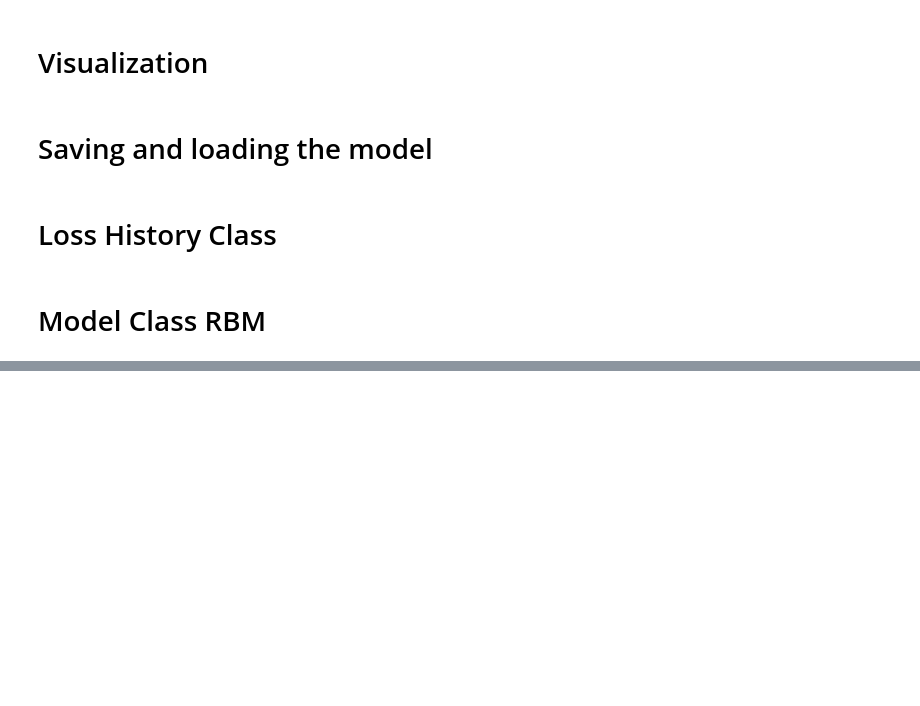
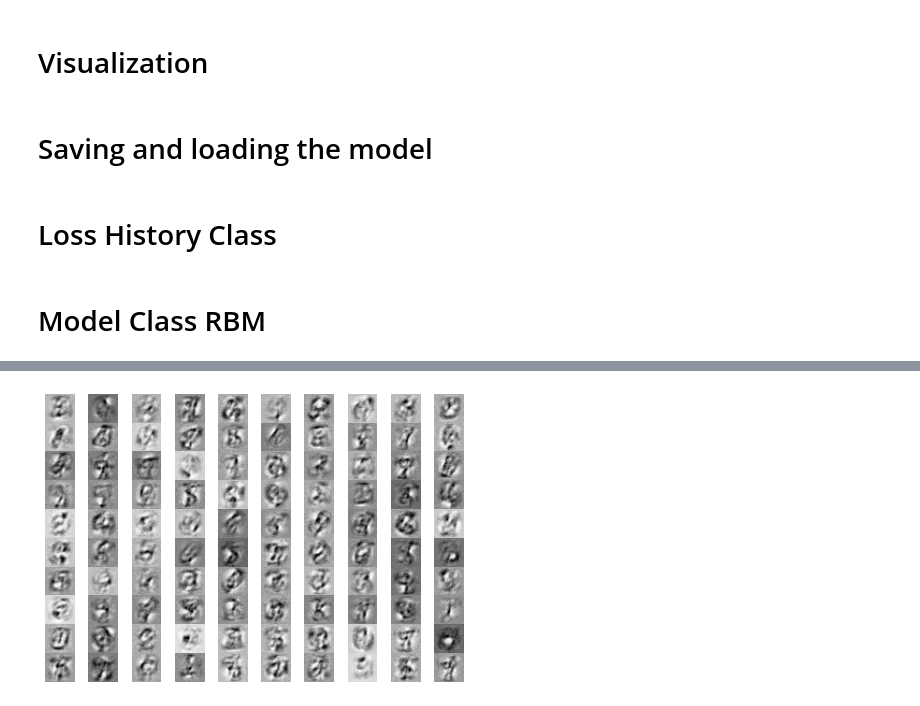
Before and after one commit to chahuja/deeplearning-python, a Jupyter notebook: hw2/rbm.ipynb, the cells around one changed output, grey strips where cells are left out. Cells and saved outputs as stored; diff of their text form; code cells hidden in the pictures; blank space fills up the shorter version.

```diff
--- a/hw2/rbm.ipynb
+++ b/hw2/rbm.ipynb
@@ -48,7 +45,7 @@ def sigmoid(mat):
   return 1./(1+ np.exp(-mat))
 
 def cross_entropy_loss(vec, gt):
-  return -np.multiply(gt,np.log(vec)).sum()/vec.shape[0] ## take the average
+  return -np.multiply(gt,np.log(vec)).sum()/vec.shape[1] ## take the average
 
 def copy_list(a):
   return [a[i].copy() for i in range(len(a))]
@@ -112,7 +116,7 @@ class history(object):
 class RBM(object):
   def __init__(self,graph):
     self.graph = graph
-    self.hist = history
+    self.hist = history()
 
     ## initialize the weights
     high = np.sqrt(6.0/(sum(graph)))
@@ -135,7 +139,10 @@ class RBM(object):
     return sigmoid(np.matmul(self.W.T, h) + self.c)
 
   def sample(self,P):
-    return np.transpose(np.matrix([rState.binomial(1,p) for p in P]))
+    samples = np.zeros_like(P)
+    for index, p in np.ndenumerate(P):
+      samples[index] = rState.binomial(1,p)
+    return samples
 
   ## MCMC chain to predict a {0,1} output
   def MCMC(self, x, k):
@@ -175,12 +182,10 @@ class RBM(object):
     self.c += lr*gradc
 # %%
 def mean_cross_entropy_loss(model, X):
-  l = 0.0
-  for i in range(X.shape[0]):
-    x_gt = model.sample(X[i].T)
-    x_cap = model.h_inv(model.sample(model.h(x_gt)))
-    l += cross_entropy_loss(x_cap, x_gt)
-  return l/i
+  x_gt = model.sample(X.T)
+  x_cap = model.h_inv(model.sample(model.h(x_gt)))
+  l = cross_entropy_loss(x_cap, x_gt)
+  return l
 # %%
 def sgd_train(args):
   ## automatically creating a savename
@@ -196,8 +201,7 @@ def sgd_train(args):
     train_loss = mean_cross_entropy_loss(rbm, train)
     val_loss = mean_cross_entropy_loss(rbm, val)
     ## Add loss to the history variable
-    rbm.hist.train_loss.append(train_loss)
-    rbm.hist.val_loss.append(val_loss)
+    rbm.hist.add(train_loss, val_loss)
     print "Epochs:%d Train Loss:%5f Test Loss:%5f" % (count, train_loss, val_loss)
 
   ## plot and save images
@@ -241,7 +245,8 @@ sys.argv=['train.py',
          '--graph', '784', '100',
          '--lr', '0.01',
          '--num_epochs', '5',
-         '--num_mcmc', '5',
+         '--num_mcmc', '1',
          '--seed', '212']
 #if __name__=="__main__":
 model = main()
+# %% [output]
@@ -248,3 +258,4 @@ model = main()
+[figure, added]
 # %%
 X = np.random.normal(size=train[0].T.shape)
 X_cap = model.generation(X,1000)
```
Also changed, not shown: parts of 6 cells of this notebook, 2 other files.
